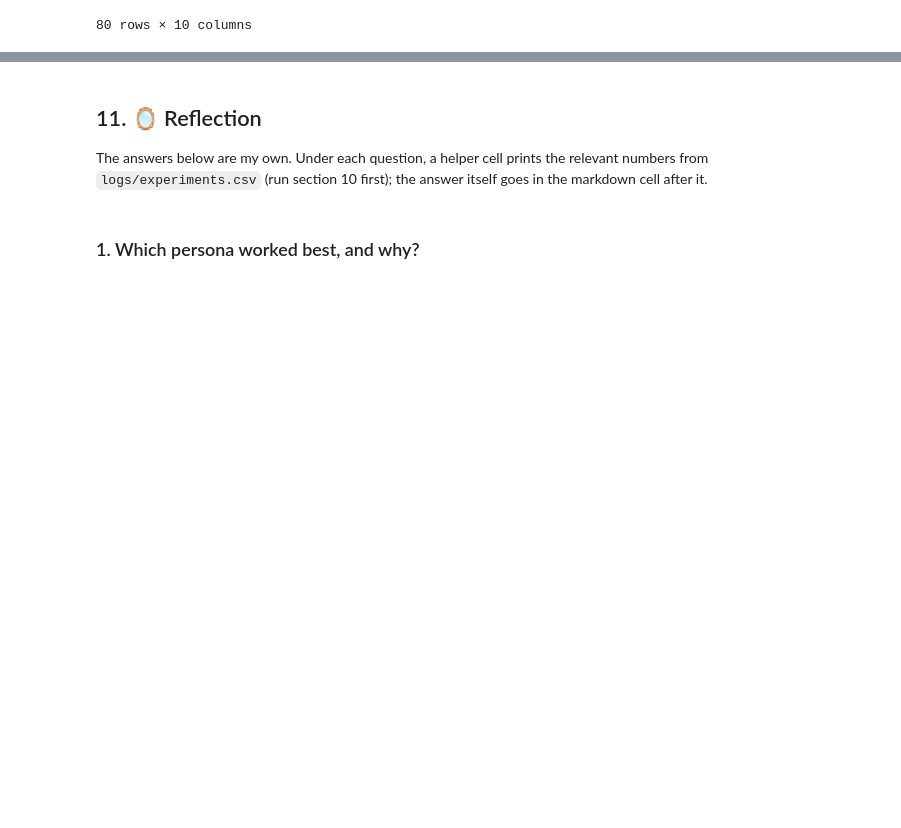
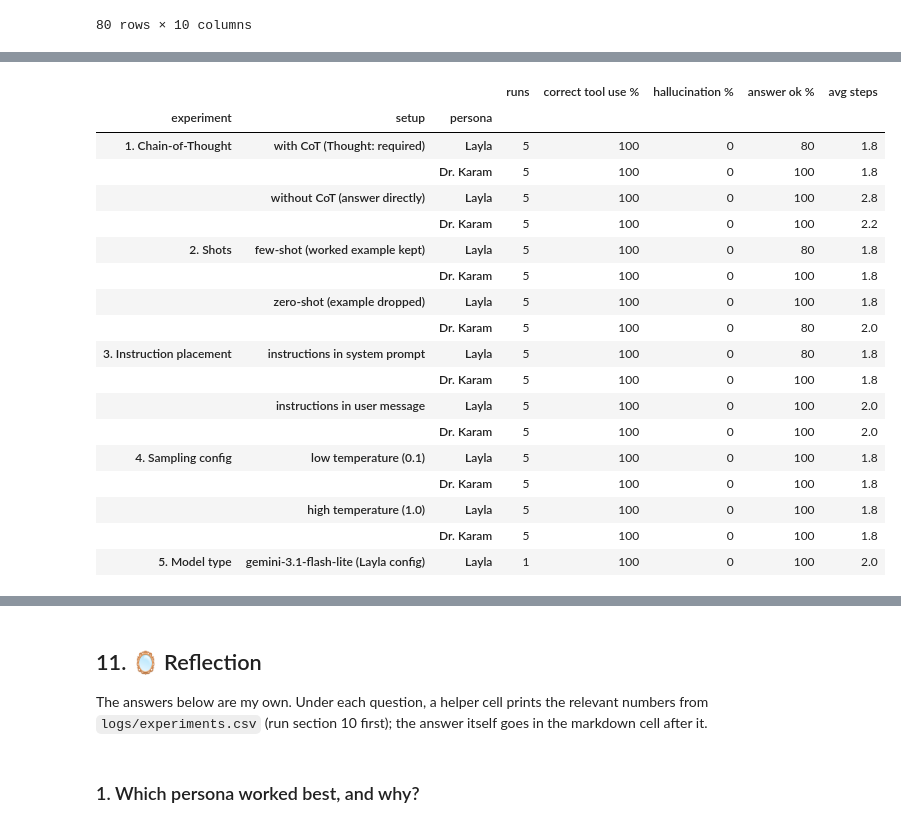
Before and after one commit to zeinasleiman28/C4-reactagent, a Jupyter notebook: c4_react_agent.ipynb, the cells around one changed output, grey strips where cells are left out. Saved outputs shown, nothing was run; the diff lists cells and outputs as text; code cells hidden in the pictures; blank space fills up the shorter version.

```diff
--- a/c4_react_agent.ipynb
+++ b/c4_react_agent.ipynb
@@ -1172,7 +1188,8 @@ def run_all_experiments(experiments=None, personas=None, questions=None, delay_s
     if not saved:
         with open(EXPERIMENTS_CSV, "w", newline="", encoding="utf-8") as f:
             csv.DictWriter(f, fieldnames=CSV_COLUMNS).writeheader()
-    done_keys = {(r["experiment"], r["setup"], r["persona"], r["question"]) for r in saved}
+    plan_keys = {(experiment, setup, persona_name, test["question"]) for experiment, setup, _, persona_name, test in plan}
+    done_keys = {(r["experiment"], r["setup"], r["persona"], r["question"]) for r in saved} & plan_keys
     question_ids = {t["question"]: t["id"] for t in questions}
     # Results of the shared baseline setups, so an identical setup is not paid for twice
     cache = {}
@@ -1277,6 +1294,8 @@ def summarize_experiments(df):
                                     for p, g in s_df.groupby("persona", sort=False))
             print(f"  {setup}: correct tool use {tool}/{n}, hallucinations {hal}/{n}, answer ok {ok}/{n}, "
                   f"avg steps {s_df['steps'].mean():.1f}   [{per_persona}]")
+        if len(stats) < 2:          # a single-setup experiment (e.g. one extra model run): nothing to pit against
+            continue
         (name_a, a), (name_b, b) = list(stats.items())[:2]
         verdict = []
         for label, i, higher_is_better in (("tool use", 0, True), ("hallucinations", 1, False), ("answer quality", 2, True)):
@@ -1360,0 +1419,12 @@ experiments_log[["persona", "experiment", "setup", "question_type", "tools used"
+# %%
+SECOND_MODEL = "gemini-3.1-flash-lite"   # a second Gemini model (an older lite variant that still has free quota)
+
+MODEL_EXPERIMENT = {"5. Model type": {f"{SECOND_MODEL} (Layla config)": {"config": {"model": SECOND_MODEL}}}}
+results = run_all_experiments(experiments=MODEL_EXPERIMENT, personas=["Layla"], questions=[TEST_QUESTIONS[1]], delay_s=6)
+
+# Both models side by side on the same question and persona config
+same_question = results[(results["persona"] == "Layla") & (results["question"] == TEST_QUESTIONS[1]["question"])]
+same_question = same_question.assign(model=same_question["config"].map(lambda c: json.loads(c).get("model")))
+model_comparison = same_question[same_question["experiment"].isin(["1. Chain-of-Thought", "5. Model type"])]
+model_comparison = model_comparison[model_comparison["setup"].str.startswith(("with CoT", SECOND_MODEL))]
+model_comparison[["model", "setup", "tools used", "steps", "correct tool use", "hallucination", "answer ok", "answer"]]
@@ -1360,0 +1440,22 @@ experiments_log[["persona", "experiment", "setup", "question_type", "tools used"
+# %%
+comparison_table(results)      # the full comparison table, now including experiment 5
+# %% [output]
+|  |  |  | runs | correct tool use % | hallucination % | answer ok % | avg steps |
+| experiment | setup | persona |  |  |  |  |  |
+| 1. Chain-of-Thought | with CoT (Thought: required) | Layla | 5 | 100 | 0 | 80 | 1.8 |
+|  |  | Dr. Karam | 5 | 100 | 0 | 100 | 1.8 |
+|  | without CoT (answer directly) | Layla | 5 | 100 | 0 | 100 | 2.8 |
+|  |  | Dr. Karam | 5 | 100 | 0 | 100 | 2.2 |
+| 2. Shots | few-shot (worked example kept) | Layla | 5 | 100 | 0 | 80 | 1.8 |
+|  |  | Dr. Karam | 5 | 100 | 0 | 100 | 1.8 |
+|  | zero-shot (example dropped) | Layla | 5 | 100 | 0 | 100 | 1.8 |
+|  |  | Dr. Karam | 5 | 100 | 0 | 80 | 2.0 |
+| 3. Instruction placement | instructions in system prompt | Layla | 5 | 100 | 0 | 80 | 1.8 |
+|  |  | Dr. Karam | 5 | 100 | 0 | 100 | 1.8 |
+|  | instructions in user message | Layla | 5 | 100 | 0 | 100 | 2.0 |
+|  |  | Dr. Karam | 5 | 100 | 0 | 100 | 2.0 |
+| 4. Sampling config | low temperature (0.1) | Layla | 5 | 100 | 0 | 100 | 1.8 |
+|  |  | Dr. Karam | 5 | 100 | 0 | 100 | 1.8 |
+|  | high temperature (1.0) | Layla | 5 | 100 | 0 | 100 | 1.8 |
+|  |  | Dr. Karam | 5 | 100 | 0 | 100 | 1.8 |
+| 5. Model type | gemini-3.1-flash-lite (Layla config) | Layla | 1 | 100 | 0 | 100 | 2.0 |
```
Also changed, not shown: parts of 30 cells of this notebook, 2 other files.
